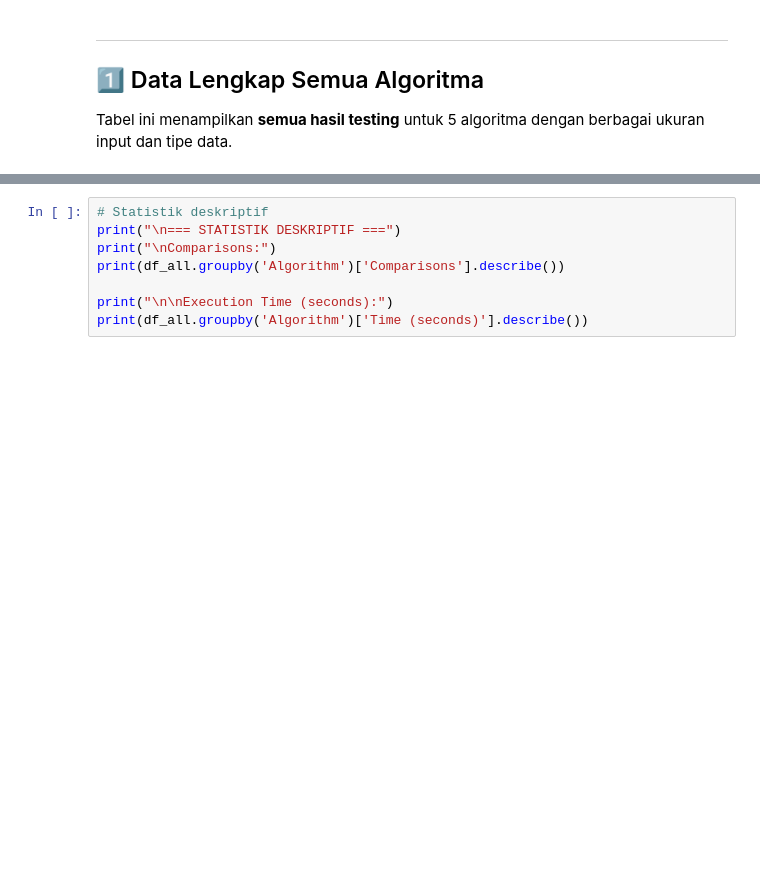
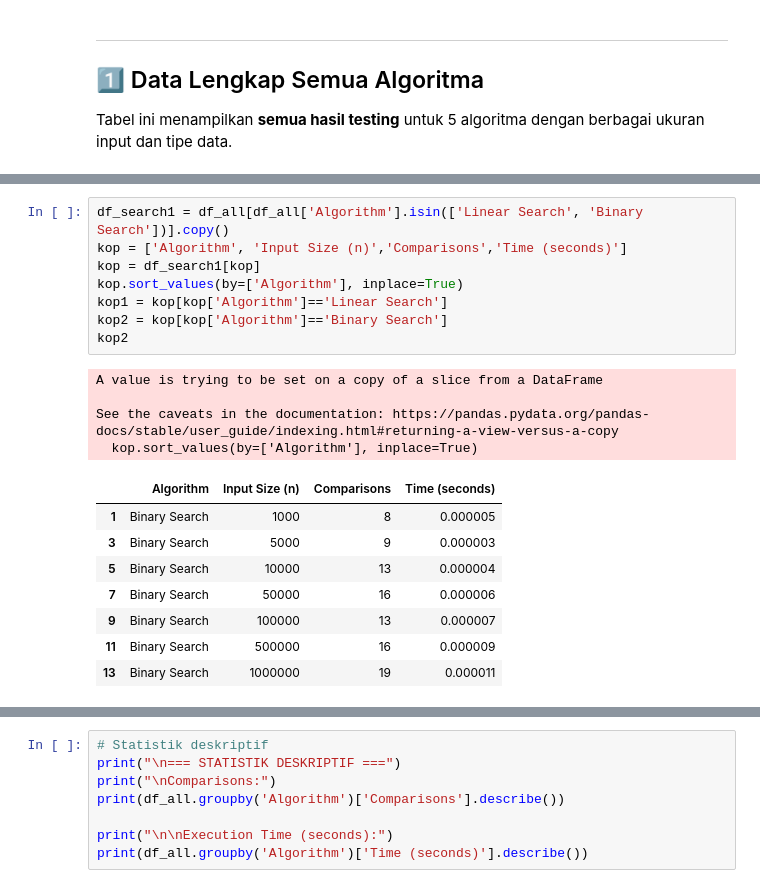
Before and after one commit to Dimassaputra5/SDA, a Jupyter notebook: src/analysis-kompleksitas-algoritma.ipynb, the cells around one changed output, grey strips where cells are left out. Saved outputs shown, nothing was run; the diff lists cells and outputs as text; blank space fills up the shorter version.

```diff
--- a/src/analysis-kompleksitas-algoritma.ipynb
+++ b/src/analysis-kompleksitas-algoritma.ipynb
@@ -68,3 +70,24 @@ Preview data:
 | 17 | Bubble Sort | Random | 500 | 124474 | 0.018500 | O(n^2) | Average case |
 | 18 | Insertion Sort | Random | 500 | 60501 | 0.010000 | O(n^2) | Average case |
 | 19 | Merge Sort | Random | 500 | 3831 | 0.001200 | O(n log n) | Consistent performance |
+# %%
+df_search1 = df_all[df_all['Algorithm'].isin(['Linear Search', 'Binary Search'])].copy()
+kop = ['Algorithm', 'Input Size (n)','Comparisons','Time (seconds)']
+kop = df_search1[kop]
+kop.sort_values(by=['Algorithm'], inplace=True)
+kop1 = kop[kop['Algorithm']=='Linear Search']
+kop2 = kop[kop['Algorithm']=='Binary Search']
+kop2
+# %% [output]
+A value is trying to be set on a copy of a slice from a DataFrame
+
+See the caveats in the documentation: https://pandas.pydata.org/pandas-docs/stable/user_guide/indexing.html#returning-a-view-versus-a-copy
+  kop.sort_values(by=['Algorithm'], inplace=True)
+|  | Algorithm | Input Size (n) | Comparisons | Time (seconds) |
+| 1 | Binary Search | 1000 | 8 | 0.000005 |
+| 3 | Binary Search | 5000 | 9 | 0.000003 |
+| 5 | Binary Search | 10000 | 13 | 0.000004 |
+| 7 | Binary Search | 50000 | 16 | 0.000006 |
+| 9 | Binary Search | 100000 | 13 | 0.000007 |
+| 11 | Binary Search | 500000 | 16 | 0.000009 |
+| 13 | Binary Search | 1000000 | 19 | 0.000011 |
```
Also changed, not shown: parts of 15 cells of this notebook, 14 other files.
